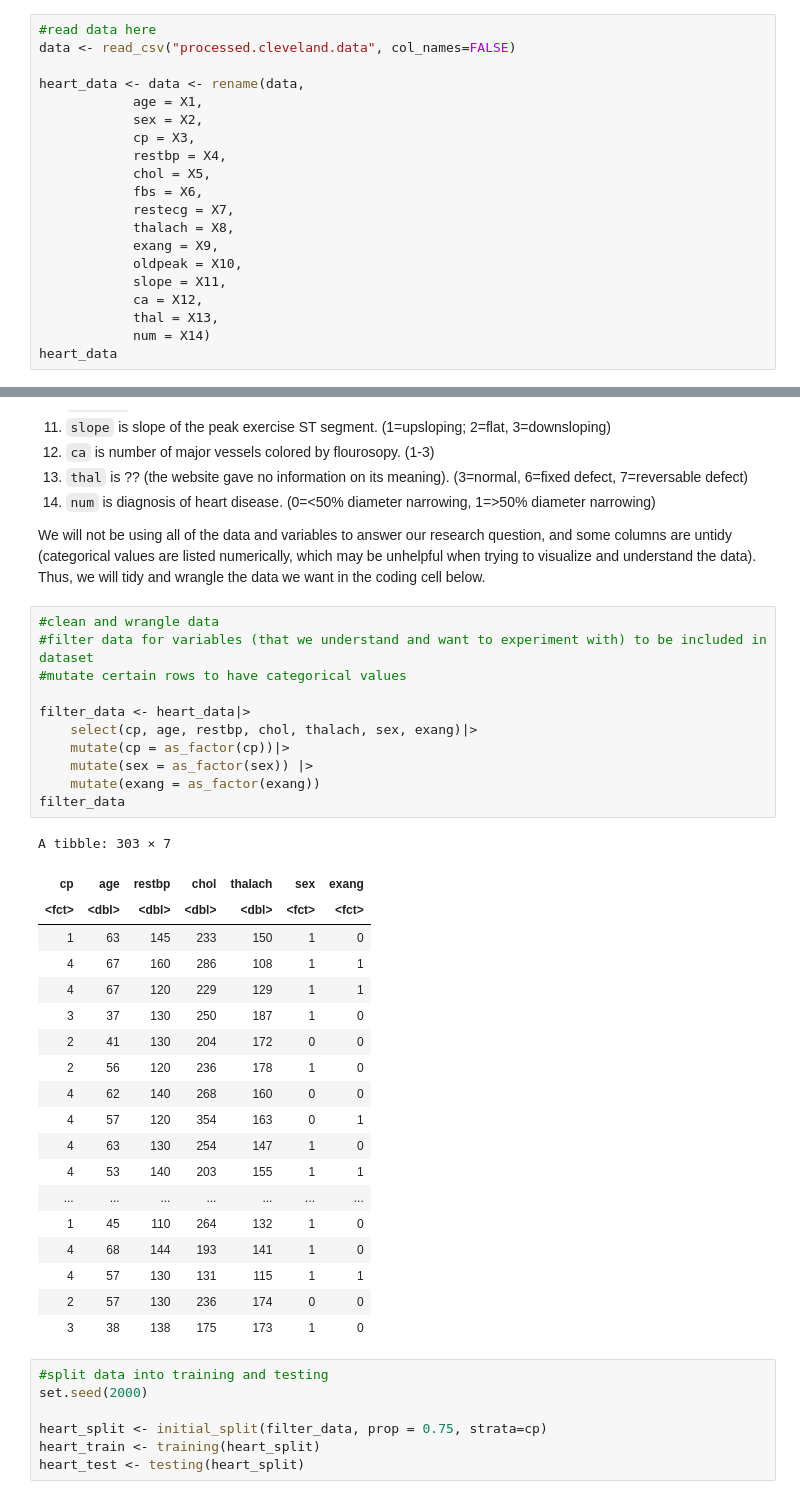
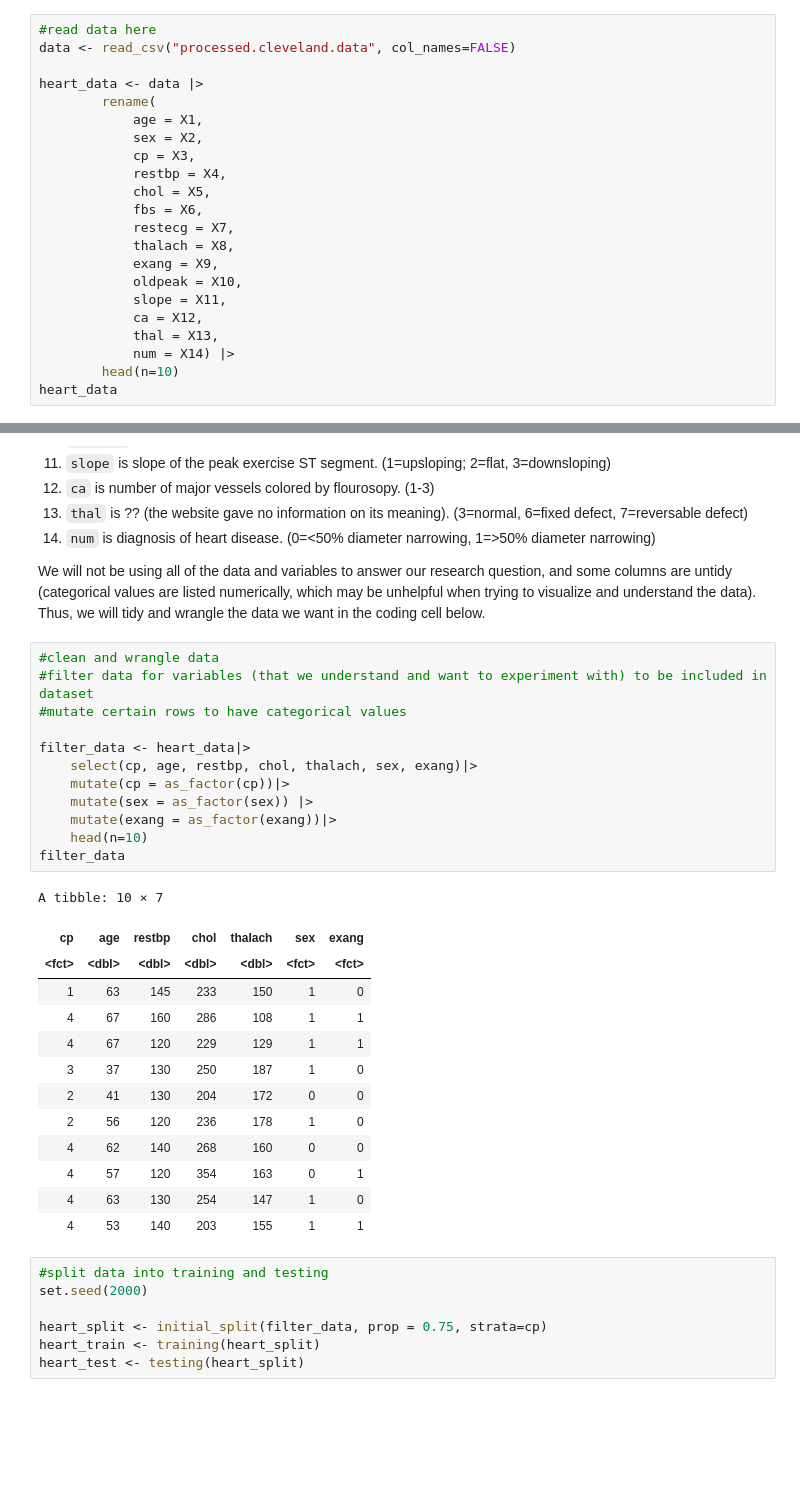
Before and after one commit to hebabm/group-31, a Jupyter notebook: proposal.ipynb, the cells around one changed output, grey strips where cells are left out. Cells and saved outputs as stored; diff of their text form; blank space fills up the shorter version.

```diff
--- a/proposal.ipynb
+++ b/proposal.ipynb
@@ -49,7 +50,8 @@ Next, we will read in the data (stored in our notebook) and add column names.
 #read data here
 data <- read_csv("processed.cleveland.data", col_names=FALSE)
 
-heart_data <- data <- rename(data,
+heart_data <- data |>
+        rename(
             age = X1,
             sex = X2,
             cp = X3,
@@ -63,7 +65,8 @@ heart_data <- data <- rename(data,
             slope = X11,
             ca = X12,
             thal = X13,
-            num = X14)
+            num = X14) |>
+        head(n=10)
 heart_data
 # %% [output]
 Rows: 303 Columns: 14
@@ -115,34 +112,29 @@ We will not be using all of the data and variables to answer our research questi
 # %%
 #clean and wrangle data
 #filter data for variables (that we understand and want to experiment with) to be included in dataset
 #mutate certain rows to have categorical values
 
 filter_data <- heart_data|>
     select(cp, age, restbp, chol, thalach, sex, exang)|>
     mutate(cp = as_factor(cp))|>
     mutate(sex = as_factor(sex)) |>
-    mutate(exang = as_factor(exang))
+    mutate(exang = as_factor(exang))|>
+    head(n=10)
 filter_data
 # %% [output]
-A tibble: 303 × 7
+A tibble: 10 × 7
 | cp | age | restbp | chol | thalach | sex | exang |
 | <fct> | <dbl> | <dbl> | <dbl> | <dbl> | <fct> | <fct> |
 | 1 | 63 | 145 | 233 | 150 | 1 | 0 |
 | 4 | 67 | 160 | 286 | 108 | 1 | 1 |
 | 4 | 67 | 120 | 229 | 129 | 1 | 1 |
 | 3 | 37 | 130 | 250 | 187 | 1 | 0 |
 | 2 | 41 | 130 | 204 | 172 | 0 | 0 |
 | 2 | 56 | 120 | 236 | 178 | 1 | 0 |
 | 4 | 62 | 140 | 268 | 160 | 0 | 0 |
 | 4 | 57 | 120 | 354 | 163 | 0 | 1 |
 | 4 | 63 | 130 | 254 | 147 | 1 | 0 |
 | 4 | 53 | 140 | 203 | 155 | 1 | 1 |
-| ... | ... | ... | ... | ... | ... | ... |
-| 1 | 45 | 110 | 264 | 132 | 1 | 0 |
-| 4 | 68 | 144 | 193 | 141 | 1 | 0 |
-| 4 | 57 | 130 | 131 | 115 | 1 | 1 |
-| 2 | 57 | 130 | 236 | 174 | 0 | 0 |
-| 3 | 38 | 138 | 175 | 173 | 1 | 0 |
 # %%
 #split data into training and testing
 set.seed(2000)
```
Also changed, not shown: parts of 5 cells of this notebook.
